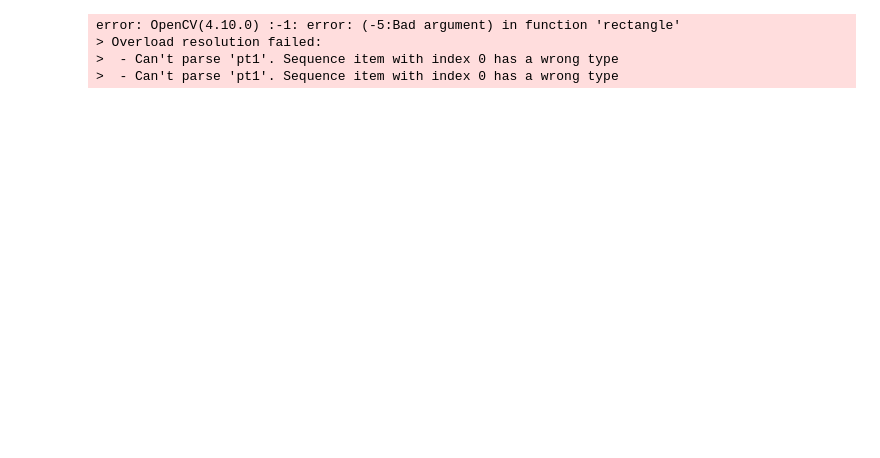
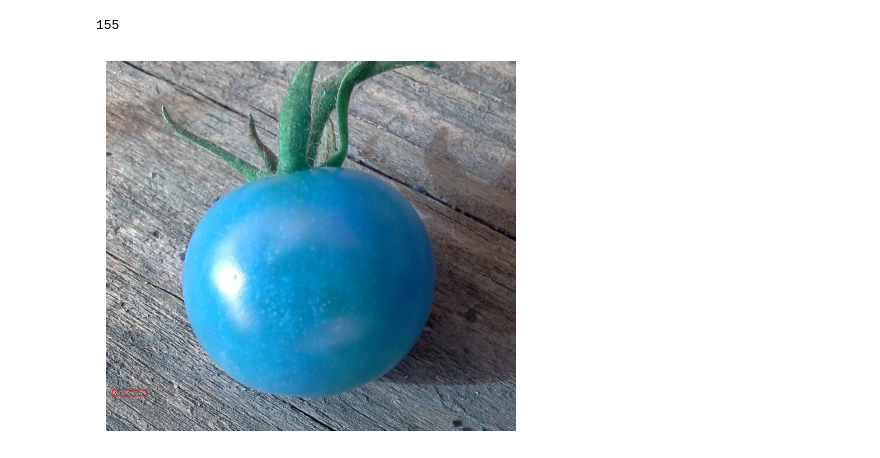
Before and after one commit to jaspergass/Week4-NeuralNetworks, a Jupyter notebook: Week4__Neural_Networks.ipynb, the cells around one changed output. Cells and saved outputs as stored; diff of their text form; code cells hidden in the pictures; blank space fills up the shorter version.

```diff
--- a/Week4__Neural_Networks.ipynb
+++ b/Week4__Neural_Networks.ipynb
@@ -35,0 +53,8 @@ FileNotFoundError: [Errno 2] No such file or directory: '/content/drive/MyDrive/
+# %%
+print(int(0.10019392372333563*1547))
+xmin = int(0.10019392372333563*1547)
+xmax = int(0.017921146953405017*1395)
+ymin = int(0.8015513897866839*1547)
+ymax = int(0.9046594982078853*1395)
+# %% [output]
+155
@@ -36,23 +71,20 @@ FileNotFoundError: [Errno 2] No such file or directory: '/content/drive/MyDrive/
 # %%
 index= 10 #picture to visualize
-img_path="/content/drive/MyDrive/SFU_Archive/IAT360/Computer Vision Project/Datasets/Tomato.v1i.yolov8/images/train (1)/Riped-tomato_119_jpeg.rf.719fe2c77324d23fe91225be9c8c2e52.jpg"
+img_path="/content/drive/MyDrive/SFU_Archive/IAT360/Computer Vision Project/Datasets/Tomato.v1i.yolov8/images/train/Riped-tomato_119_jpeg.rf.719fe2c77324d23fe91225be9c8c2e52.jpg"
 
 #import cv2
 image = cv2.imread(img_path, 1)
 # Draw rectangle
-cv2.rectangle(image, (0.6496444731738853, 0.017921146953405017), (0.5597931480284422, 0.5597931480284422), (255, 0, 0), 2)
+cv2.rectangle(image, (xmin, ymin), (xmax, ymax), (255, 0, 0), 2)
 # Put label (class_id) near the bbox
 # label = train_df["label"][index]
 # cv2.putText(image, str(label), (train_df['xmin'][index], train_df['ymin'][index]+20), cv2.FONT_HERSHEY_SIMPLEX, 0.5, (255,0,0), 2)
 # Display image
 plt.imshow(image)
 plt.axis('off')
 plt.show()
 # %% [output]
-error: OpenCV(4.10.0) :-1: error: (-5:Bad argument) in function 'rectangle'
-> Overload resolution failed:
->  - Can't parse 'pt1'. Sequence item with index 0 has a wrong type
->  - Can't parse 'pt1'. Sequence item with index 0 has a wrong type
+[figure, added]
 # %%
 #import glob
 #import xml.etree.ElementTree as ET
```
Also changed, not shown: parts of 5 cells of this notebook.
